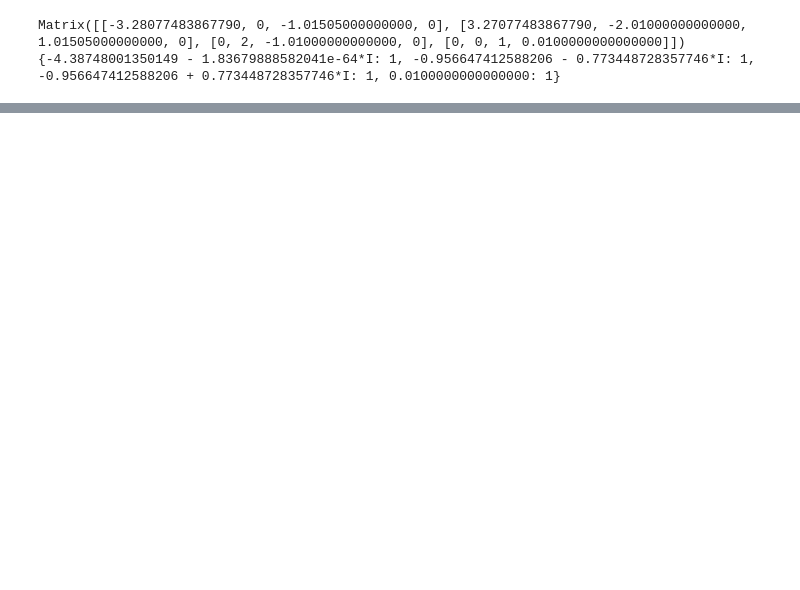
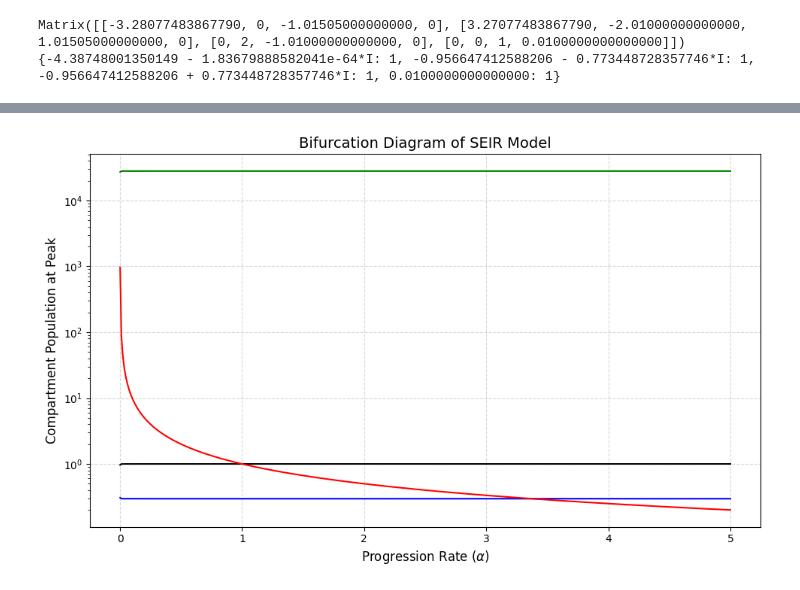
Before and after one commit to mcouture695/gt-quorumsensing-26, a Jupyter notebook: Time-Series-SEIR.ipynb, the cells around one changed output, grey strips where cells are left out. Saved outputs shown, nothing was run; the diff lists cells and outputs as text; code cells hidden in the pictures; blank space fills up the shorter version.

Commit message:
Add alpha bifurcation and eigenvalue calculation diagrams

```diff
--- a/Time-Series-SEIR.ipynb
+++ b/Time-Series-SEIR.ipynb
@@ -175,3 +183,99 @@ print(eigs)
 # %% [output]
 Matrix([[-3.28077483867790, 0, -1.01505000000000, 0], [3.27077483867790, -2.01000000000000, 1.01505000000000, 0], [0, 2, -1.01000000000000, 0], [0, 0, 1, 0.0100000000000000]])
 {-4.38748001350149 - 1.83679888582041e-64*I: 1, -0.956647412588206 - 0.773448728357746*I: 1, -0.956647412588206 + 0.773448728357746*I: 1, 0.0100000000000000: 1}
+# %%
+#bifurcation diagram for I* vs alpha
+gamma = 1
+#alpha = 0.29
+#alpha = 2.347510026817774 #transition time from low to high density; not infectivity!
+beta = 3.374 #calculated from root-finding the imaginary values in the Jacobian
+mu = 0.01
+Lambda = 1
+
+
+#R0 = math.sqrt((alpha*beta*Lambda)/(mu*(mu+alpha)*(mu*gamma)))
+#corrected from discussion with Brendan on R0 calculation 6/04
+R0 = (Lambda/mu)*(beta/gamma) #here we assume a steady population where deaths and immigration over a three-week interval are negligible
+#R0 = math.sqrt(Lambda/mu)*math.sqrt(beta/gamma) #here we assume a steady population where deaths and immigration over a three-week interval are negligible
+print(R0)
+
+alpha_min = 0.001
+alpha_max = 5
+
+alpha_evaluate = np.linspace(alpha_min, alpha_max, 500)
+transient_time = 14 #model peaks quickly
+
+bifurcation_alpha = []
+bifurcation_I = []
+bifurcation_S = []
+bifurcation_E = []
+bifurcation_R = []
+
+ev0 = []
+ev1 = []
+ev2 = []
+ev3 = []
+
+
+
+
+for val in range(len(alpha_evaluate)):
+    alpha = alpha_evaluate[val]
+    #print(val)
+    #print(beta)
+    #breakpoint()
+    I_steady = ((Lambda*alpha)/((gamma+mu)*(alpha+mu)))-(mu/beta)
+    S_steady = ((gamma+mu)*(alpha+mu))/(alpha*beta)
+    E_steady = gamma/(alpha+mu) - (mu*(gamma+mu))/(alpha*beta)
+    R_steady = (gamma*Lambda*alpha)/(mu*(gamma+mu)*(alpha+mu)) - gamma/beta
+    bifurcation_I.append(I_steady)
+    bifurcation_S.append(S_steady)
+    bifurcation_E.append(E_steady)
+    bifurcation_R.append(R_steady)
+
+    bifurcation_alpha.append(alpha)
+
+    Jac = Matrix([[-(Lambda*alpha*beta)/((alpha+mu)*(gamma+mu))-mu, 0, -((gamma+mu)*(alpha+mu))/alpha, 0],
+    [(Lambda*alpha*beta)/((alpha+mu)*(gamma+mu)), -alpha-mu, ((gamma+mu)*(alpha+mu))/alpha, 0],
+    [0, alpha, -gamma-mu, 0],
+    [0, 0, gamma, mu]])
+
+    eigenall = Jac.eigenvals()
+    eigs = np.array(list(eigenall.values()), dtype='complex')
+    ev0.append(eigs[0])
+    ev1.append(eigs[1])
+    ev2.append(eigs[2])
+    ev3.append(eigs[3])
+
+
+plt.figure(figsize=(10, 6))
+plt.plot(bifurcation_alpha, bifurcation_I, color='black') #, alpha=0.5)
+plt.plot(bifurcation_alpha, bifurcation_S, color='blue') #, alpha=0.5)
+plt.plot(bifurcation_alpha, bifurcation_E, color='red') #, alpha=0.5)
+plt.plot(bifurcation_alpha, bifurcation_R, color='green') #, alpha=0.5)
+
+plt.title('Bifurcation Diagram of SEIR Model', fontsize=14)
+plt.xlabel('Progression Rate ($\\alpha$)', fontsize=12)
+plt.ylabel('Compartment Population at Peak', fontsize=12)
+plt.grid(True, linestyle='--', alpha=0.5)
+plt.tight_layout()
+plt.yscale('log') #to better see dynamics since R dominates
+plt.show()
+
+
+#eigenvalue plot vs alpha, plot each of four vals separately
+
+plt.figure(figsize=(10, 6))
+#plt.plot(bifurcation_alpha, ev0, color='black') #, alpha=0.5)
+#plt.plot(bifurcation_alpha, ev1, color='blue') #, alpha=0.5)
+plt.plot(ev2.real, ev2.imag, color='red') #, alpha=0.5)
+#plt.plot(bifurcation_alpha, ev3, color='green') #, alpha=0.5)
+
+plt.title('Eigenvalues of SEIR Jacobian v Progression', fontsize=14)
+plt.xlabel('Progression Rate ($\\alpha$)', fontsize=12)
+plt.ylabel('Eigenvalues', fontsize=12)
+plt.grid(True, linestyle='--', alpha=0.5)
+plt.tight_layout()
+#plt.yscale('log') #to better see dynamics since R dominates
+plt.show()
+# %% [output]
@@ -177,0 +283 @@ Matrix([[-3.28077483867790, 0, -1.01505000000000, 0], [3.27077483867790, -2.0100
+[figure, added]
```
Also changed, not shown: parts of 4 cells of this notebook.
